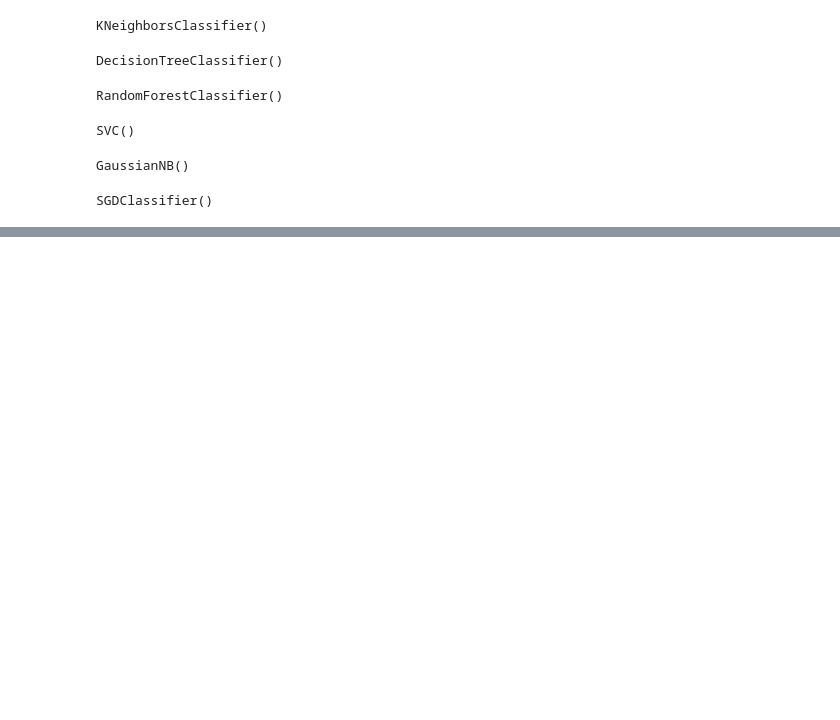
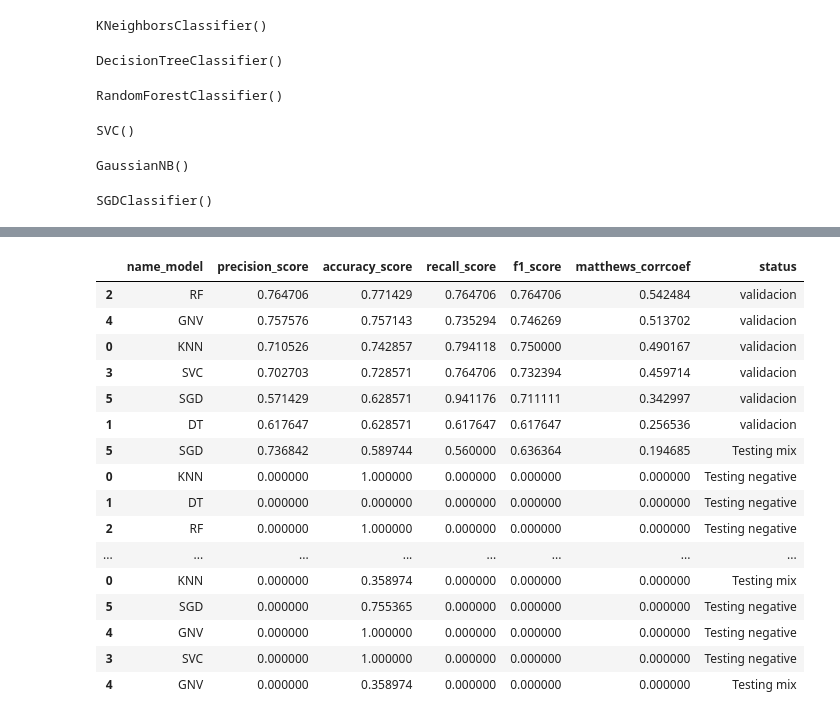
Before and after one commit to FeLipe-133/Trabajo-mate-para-cs, a Jupyter notebook: src/Training_model/1_training_model.ipynb, the cells around one changed output, grey strips where cells are left out. Saved outputs shown, nothing was run; the diff lists cells and outputs as text; code cells hidden in the pictures; blank space fills up the shorter version.

```diff
--- a/src/Training_model/1_training_model.ipynb
+++ b/src/Training_model/1_training_model.ipynb
@@ -108,0 +114,7 @@ SyntaxError: invalid syntax (818146210.py, line 4)
+# %%
+knn_predict_test_mix = knn_class.predict(x_test_mix.values)
+dt_predict_test_mix= dt_class.predict(x_test_mix.values)
+rf_predict_test_mix= rf_class.predict(x_test_mix.values)
+svc_predict_test_mix = svc_class.predict(x_test_mix.values)
+gnv_predict_test_mix = gnv_class.predict(x_test_mix.values)
+sgd_predict_test_mix = sgd_class.predict(x_test_mix.values)
@@ -108,0 +207,20 @@ SyntaxError: invalid syntax (818146210.py, line 4)
+# %%
+df_perfomances.sort_values(by='matthews_corrcoef', ascending=False)
+# %% [output]
+|  | name_model | precision_score | accuracy_score | recall_score | f1_score | matthews_corrcoef | status |
+| 2 | RF | 0.764706 | 0.771429 | 0.764706 | 0.764706 | 0.542484 | validacion |
+| 4 | GNV | 0.757576 | 0.757143 | 0.735294 | 0.746269 | 0.513702 | validacion |
+| 0 | KNN | 0.710526 | 0.742857 | 0.794118 | 0.750000 | 0.490167 | validacion |
+| 3 | SVC | 0.702703 | 0.728571 | 0.764706 | 0.732394 | 0.459714 | validacion |
+| 5 | SGD | 0.571429 | 0.628571 | 0.941176 | 0.711111 | 0.342997 | validacion |
+| 1 | DT | 0.617647 | 0.628571 | 0.617647 | 0.617647 | 0.256536 | validacion |
+| 5 | SGD | 0.736842 | 0.589744 | 0.560000 | 0.636364 | 0.194685 | Testing mix |
+| 0 | KNN | 0.000000 | 1.000000 | 0.000000 | 0.000000 | 0.000000 | Testing negative |
+| 1 | DT | 0.000000 | 0.000000 | 0.000000 | 0.000000 | 0.000000 | Testing negative |
+| 2 | RF | 0.000000 | 1.000000 | 0.000000 | 0.000000 | 0.000000 | Testing negative |
+| ... | ... | ... | ... | ... | ... | ... | ... |
+| 0 | KNN | 0.000000 | 0.358974 | 0.000000 | 0.000000 | 0.000000 | Testing mix |
+| 5 | SGD | 0.000000 | 0.755365 | 0.000000 | 0.000000 | 0.000000 | Testing negative |
+| 4 | GNV | 0.000000 | 1.000000 | 0.000000 | 0.000000 | 0.000000 | Testing negative |
+| 3 | SVC | 0.000000 | 1.000000 | 0.000000 | 0.000000 | 0.000000 | Testing negative |
+| 4 | GNV | 0.000000 | 0.358974 | 0.000000 | 0.000000 | 0.000000 | Testing mix |
```
Also changed, not shown: parts of 9 cells of this notebook.
